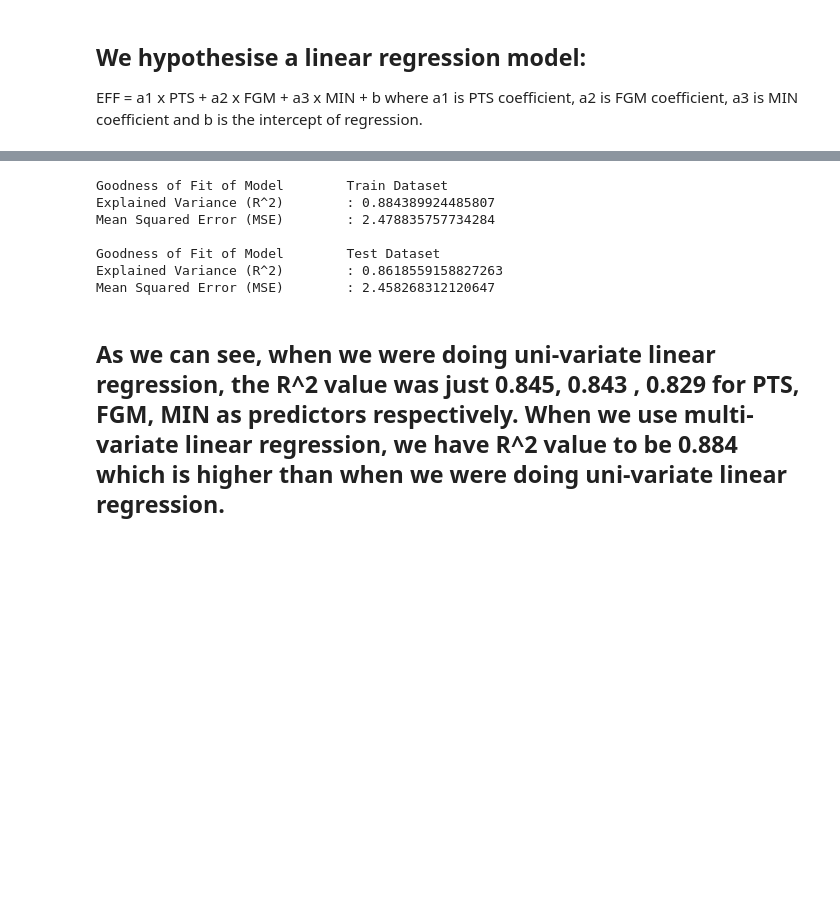
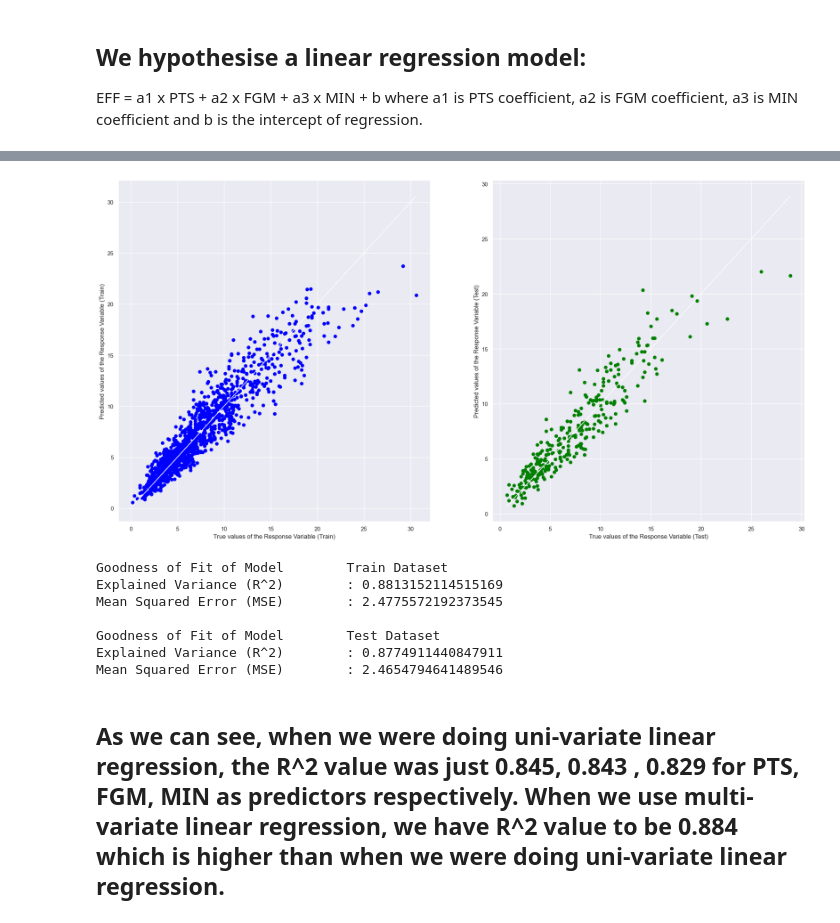
Before and after one commit to bron322/NBAPlayersHoFPrediction, a Jupyter notebook: mini_project.ipynb, the cells around one changed output, grey strips where cells are left out. Saved outputs shown, nothing was run; the diff lists cells and outputs as text; code cells hidden in the pictures; blank space fills up the shorter version.

Commit message:
Add 3-var plot linear reg

```diff
--- a/mini_project.ipynb
+++ b/mini_project.ipynb
@@ -248,25 +249,39 @@ Coefficients of Regression      : a =  [[0.16571612 1.02110469 0.24820864]]
-# %%
-# Import mean_squared_error from sklearn
-from sklearn.metrics import mean_squared_error
-
-# Check the Goodness of Fit (on Train Data)
-print("Goodness of Fit of Model \tTrain Dataset")
-print("Explained Variance (R^2) \t:", linreg.score(X_train, y_train))
-print("Mean Squared Error (MSE) \t:", mean_squared_error(y_train, y_train_pred))
-print()
-
-# Check the Goodness of Fit (on Test Data)
-print("Goodness of Fit of Model \tTest Dataset")
-print("Explained Variance (R^2) \t:", linreg.score(X_test, y_test))
-print("Mean Squared Error (MSE) \t:", mean_squared_error(y_test, y_test_pred))
-print()
-# %% [output]
-Goodness of Fit of Model        Train Dataset
-Explained Variance (R^2)        : 0.884389924485807
-Mean Squared Error (MSE)        : 2.478835757734284
-
-Goodness of Fit of Model        Test Dataset
-Explained Variance (R^2)        : 0.8618559158827263
-Mean Squared Error (MSE)        : 2.458268312120647
+# %%
+# Predict the Total values from Predictors
+y_train_pred = linreg.predict(X_train)
+y_test_pred = linreg.predict(X_test)
+
+# Plot the Predictions vs the True values
+f, axes = plt.subplots(1, 2, figsize=(24, 12))
+axes[0].scatter(y_train, y_train_pred, color = "blue")
+axes[0].plot(y_train, y_train, 'w-', linewidth = 1)
+axes[0].set_xlabel("True values of the Response Variable (Train)")
+axes[0].set_ylabel("Predicted values of the Response Variable (Train)")
+axes[1].scatter(y_test, y_test_pred, color = "green")
+axes[1].plot(y_test, y_test, 'w-', linewidth = 1)
+axes[1].set_xlabel("True values of the Response Variable (Test)")
+axes[1].set_ylabel("Predicted values of the Response Variable (Test)")
+plt.show()
+
+# Check the Goodness of Fit (on Train Data)
+print("Goodness of Fit of Model \tTrain Dataset")
+print("Explained Variance (R^2) \t:", linreg.score(X_train, y_train))
+print("Mean Squared Error (MSE) \t:", mean_squared_error(y_train, y_train_pred))
+print()
+
+# Check the Goodness of Fit (on Test Data)
+print("Goodness of Fit of Model \tTest Dataset")
+print("Explained Variance (R^2) \t:", linreg.score(X_test, y_test))
+print("Mean Squared Error (MSE) \t:", mean_squared_error(y_test, y_test_pred))
+print()
+# %% [output]
+[figure, added]
+Goodness of Fit of Model        Train Dataset
+Explained Variance (R^2)        : 0.8813152114515169
+Mean Squared Error (MSE)        : 2.4775572192373545
+
+Goodness of Fit of Model        Test Dataset
+Explained Variance (R^2)        : 0.8774911440847911
+Mean Squared Error (MSE)        : 2.4654794641489546
 # %% [markdown]
 ## As we can see, when we were doing uni-variate linear regression, the R^2 value was just 0.845, 0.843 , 0.829 for PTS, FGM, MIN as predictors respectively. When we use multi-variate linear regression, we have R^2 value to be 0.884 which is higher than when we were doing uni-variate linear regression.
```
Also changed, not shown: parts of 11 cells of this notebook.
